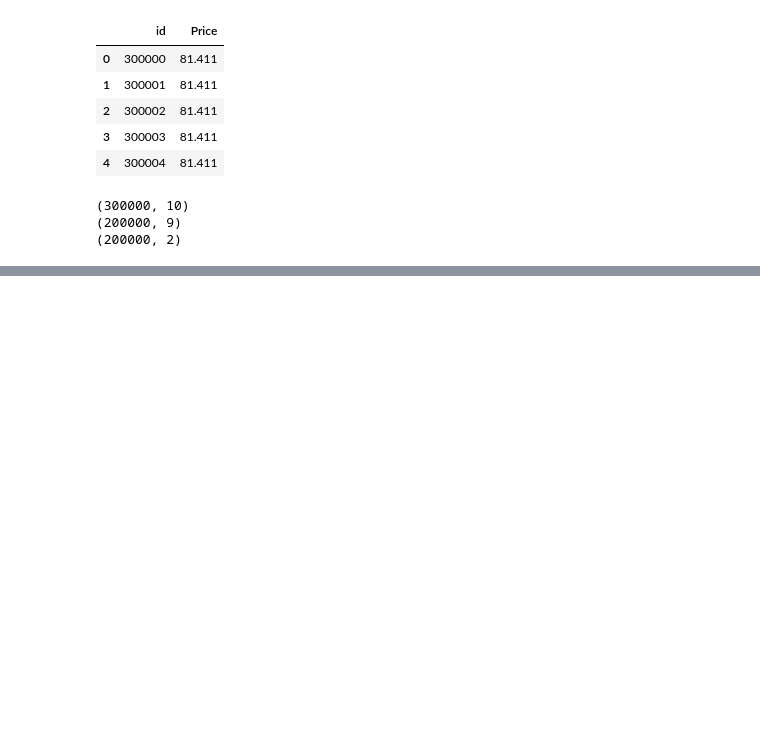
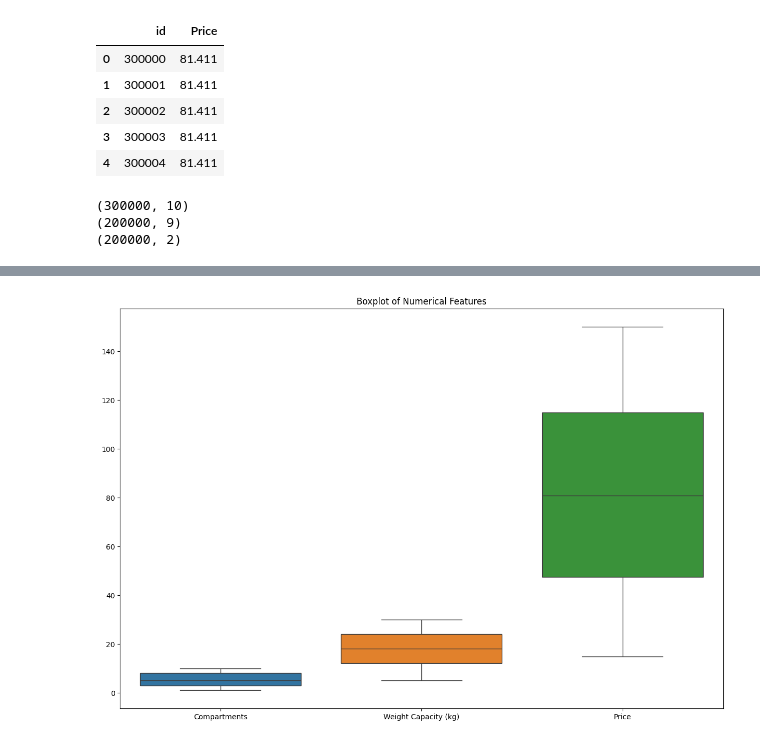
Before and after one commit to omjadhav9271/Backpack-Prediction-Challenge, a Jupyter notebook: nb01.ipynb, the cells around one changed output, grey strips where cells are left out. Saved outputs shown, nothing was run; the diff lists cells and outputs as text; code cells hidden in the pictures; blank space fills up the shorter version.

```diff
--- a/nb01.ipynb
+++ b/nb01.ipynb
@@ -47,0 +148,7 @@ print(sample_submission_data_df.shape)
+# %%
+plt.figure(figsize=(15, 10))
+sns.boxplot(data=train_df[['Compartments', 'Weight Capacity (kg)', 'Price']])
+plt.title('Boxplot of Numerical Features')
+plt.show()
+# %% [output]
+[figure, added]
```
Also changed, not shown: parts of 7 cells of this notebook, 1 other file.
